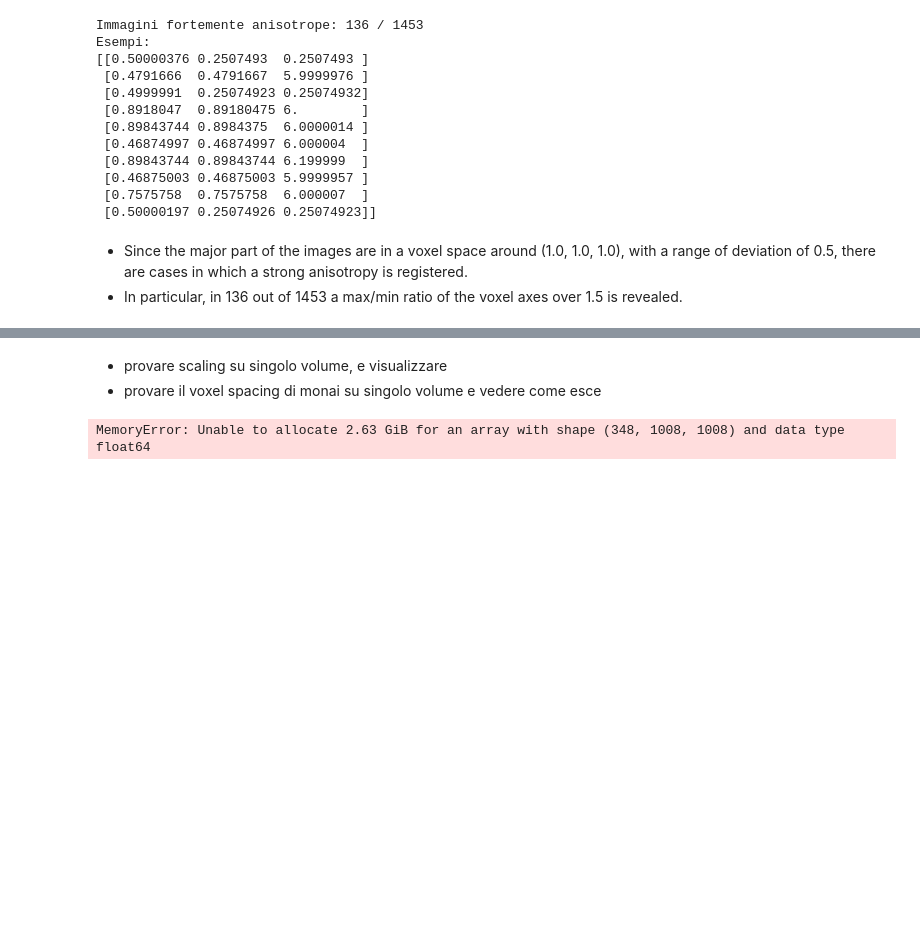
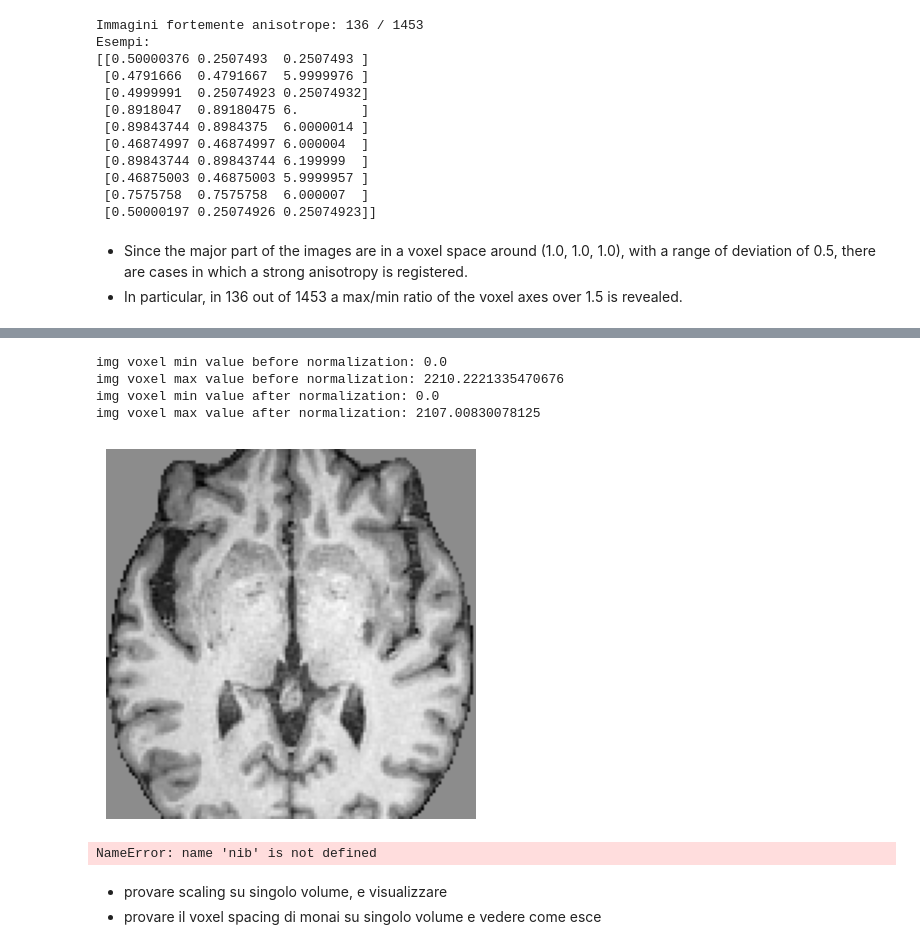
Before and after one commit to mkdib1/med_lab, a Jupyter notebook: notebook/pw.ipynb, the cells around one changed output, grey strips where cells are left out. Drawn from its saved outputs; the diff is of its cells as text; code cells hidden in the pictures; blank space fills up the shorter version.

```diff
--- a/notebook/pw.ipynb
+++ b/notebook/pw.ipynb
@@ -235,0 +298,14 @@ monai.transforms.intensity.array.NormalizeIntensity
+# %%
+train_loader = DataLoader(
+    dataset=preprocessingPipeline(image_paths=image_paths,
+                                  mask_paths=mask_paths),
+    batch_size=2,
+    shuffle=True,
+    num_workers=4,
+    pin_memory=True
+)
+# %%
+batch = next(iter(train_loader))
+# %%
+images = batch["image"]
+labels = batch["label"]
@@ -236,31 +332,31 @@ monai.transforms.intensity.array.NormalizeIntensity
+# %%
+print(f"img voxel min value before normalization: {imm.min()}\t")
+print(f"img voxel max value before normalization: {imm.max()}\t")
+print(f"img voxel min value after normalization: {imm_norm.min()}\t")
+print(f"img voxel max value after normalization: {imm_norm.max()}\t")
+# %% [output]
+img voxel min value before normalization: 0.0
+img voxel max value before normalization: 2210.2221335470676
+img voxel min value after normalization: 0.0
+img voxel max value after normalization: 2107.00830078125
+# %%
+imm = images[0].squeeze(0)
+plt.imshow(np.flip(imm[:,:,imm.shape[2]//2]).T, cmap='Greys_r')
+plt.axis('off')
+plt.show()
+# %% [output]
+[figure, added]
+# %%
+"""
+print(f"image[0] shape before EnsureChannelFirstd: {nib.load(image_paths[0]).shape}")
+print(f"image[0] shape after EnsureChannelFirstd: {dataset[0]['image'].shape}")
+print(f"orig orientation: {nib.aff2axcodes(nib.load(image_paths[8]).affine)}")
+print(f"orientation after Orientationd: {nib.aff2axcodes(dataset[8]['image'].affine)}")
+print(f"orig voxel space: {nib.load(image_paths[0]).header.get_zooms()}")
+print(f"voxel space after Spacingd: {dataset[0]['image'].pixdim}")
+"""
+# %% [output]
+NameError: name 'nib' is not defined
 # %% [markdown]
 * provare scaling su singolo volume, e visualizzare
 * provare il voxel spacing di monai su singolo volume e vedere come esce
-# %%
-import math
-normalizer = NormalizeIntensity(nonzero=True)
-
-
-def normalize_zscore(img: np.ndarray
-                     ) -> torch.Tensor:
-
-    img_ten = torch.from_numpy(img)
-    img_ten = img_ten.unsqueeze(0)
-
-    img_norm = normalizer(img_ten)
-
-    return img_norm.squeeze(0)
-
-batch_size = int(math.sqrt(len(images)))
-
-images_norm = []
-
-for i in range(0, len(images), batch_size):
-    batch = images[i:i + batch_size]
-
-    for img in batch:
-        data = img.get_fdata(dtype=np.float32)
-        images_norm.append(normalize_zscore(data))
-        del data
-# %% [output]
-MemoryError: Unable to allocate 2.63 GiB for an array with shape (348, 1008, 1008) and data type float64
```
Also changed, not shown: parts of 38 cells of this notebook, 1 other file.
